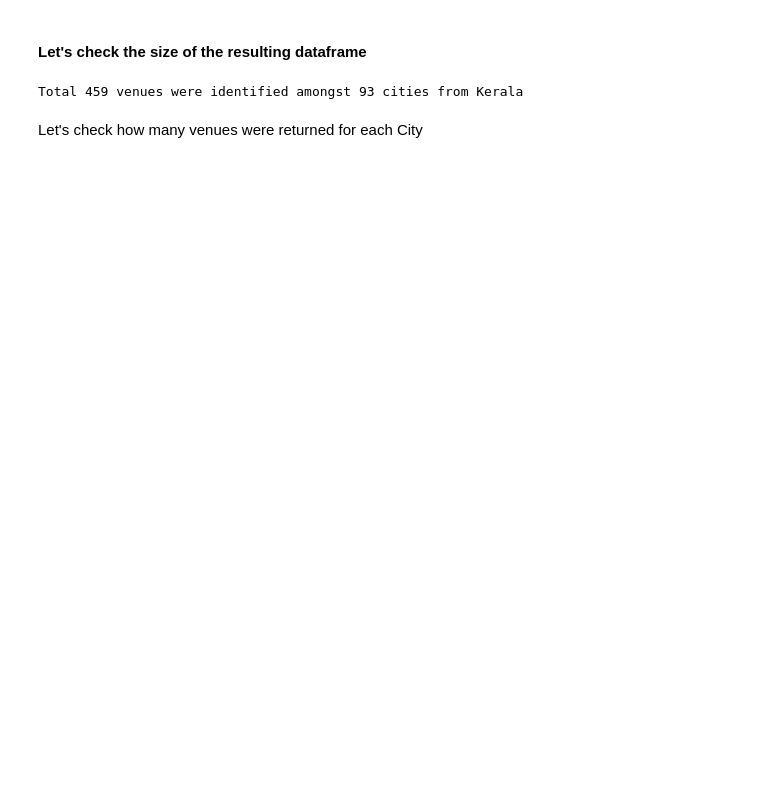
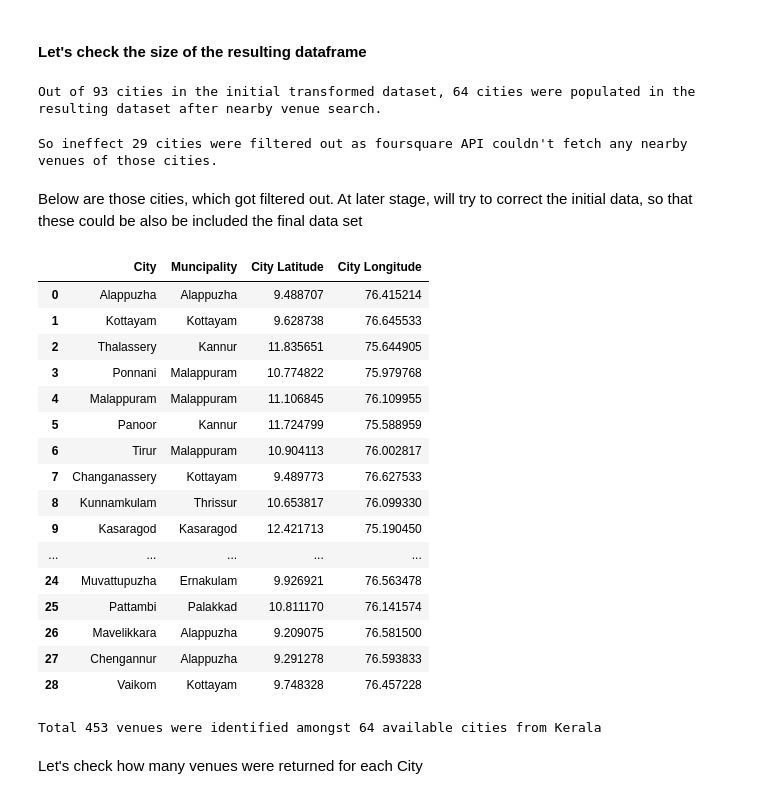
Before and after one commit to sreeduttsasikumar/Coursera_Capstone, a Jupyter notebook: Capstone_Project_Battle_of_Neighbourhoods.ipynb, the cells around one changed output. Cells and saved outputs as stored; diff of their text form; code cells hidden in the pictures; blank space fills up the shorter version.

```diff
--- a/Capstone_Project_Battle_of_Neighbourhoods.ipynb
+++ b/Capstone_Project_Battle_of_Neighbourhoods.ipynb
@@ -206,10 +210,43 @@ kerala_venues.head()
 | 4 | Trivandrum, TVM | 8.487803 | 76.951847 | Trivandrum | Appolo Dimora | 8.488882 | 76.950888 | ... |
 # %% [markdown]
 #### Let's check the size of the resulting dataframe
+# %%
+print("Out of {} cities in the initial transformed dataset, {} cities were populated in the resulting dataset after nearby venue search.".format(kerala_city_df.shape[0], len(kerala_venues['City'].unique())))
+# %% [output]
+Out of 93 cities in the initial transformed dataset, 64 cities were populated in the resulting dataset after nearby venue search.
+# %%
+print("So ineffect {} cities were filtered out as foursquare API couldn't fetch any nearby venues of those cities.".format(kerala_city_df.shape[0] - len(kerala_venues['City'].unique())))
+# %% [output]
+So ineffect 29 cities were filtered out as foursquare API couldn't fetch any nearby venues of those cities.
+# %% [markdown]
+Below are those cities, which got filtered out. At later stage, will try to correct the initial data, so that these could be also be included the final data set
+# %%
+#create new df without the cities having no venues. Need this for clustering
+kerala_city_filtered_df = kerala_city_df[kerala_city_df.City.isin(kerala_venues['City'])].reset_index(drop=True)
+#displaying the cities with no venues
+kerala_city_df[~kerala_city_df.City.isin(kerala_venues['City'])].reset_index(drop=True)
+# %% [output]
+|  | City | Muncipality | City Latitude | City Longitude |
+| 0 | Alappuzha | Alappuzha | 9.488707 | 76.415214 |
+| 1 | Kottayam | Kottayam | 9.628738 | 76.645533 |
+| 2 | Thalassery | Kannur | 11.835651 | 75.644905 |
+| 3 | Ponnani | Malappuram | 10.774822 | 75.979768 |
+| 4 | Malappuram | Malappuram | 11.106845 | 76.109955 |
+| 5 | Panoor | Kannur | 11.724799 | 75.588959 |
+| 6 | Tirur | Malappuram | 10.904113 | 76.002817 |
+| 7 | Changanassery | Kottayam | 9.489773 | 76.627533 |
+| 8 | Kunnamkulam | Thrissur | 10.653817 | 76.099330 |
+| 9 | Kasaragod | Kasaragod | 12.421713 | 75.190450 |
+| ... | ... | ... | ... | ... |
+| 24 | Muvattupuzha | Ernakulam | 9.926921 | 76.563478 |
+| 25 | Pattambi | Palakkad | 10.811170 | 76.141574 |
+| 26 | Mavelikkara | Alappuzha | 9.209075 | 76.581500 |
+| 27 | Chengannur | Alappuzha | 9.291278 | 76.593833 |
+| 28 | Vaikom | Kottayam | 9.748328 | 76.457228 |
 # %%
-print("Total {} venues were identified amongst {} cities from Kerala".format(kerala_venues.shape[0], kerala_city_df.shape[0]))
+print("Total {} venues were identified amongst {} available cities from Kerala".format(kerala_venues.shape[0], len(kerala_venues['City'].unique())))
 # %% [output]
-Total 459 venues were identified amongst 93 cities from Kerala
+Total 453 venues were identified amongst 64 available cities from Kerala
 # %% [markdown]
 Let's check how many venues were returned for each City
 # %%
```
Also changed, not shown: parts of 45 cells of this notebook.
